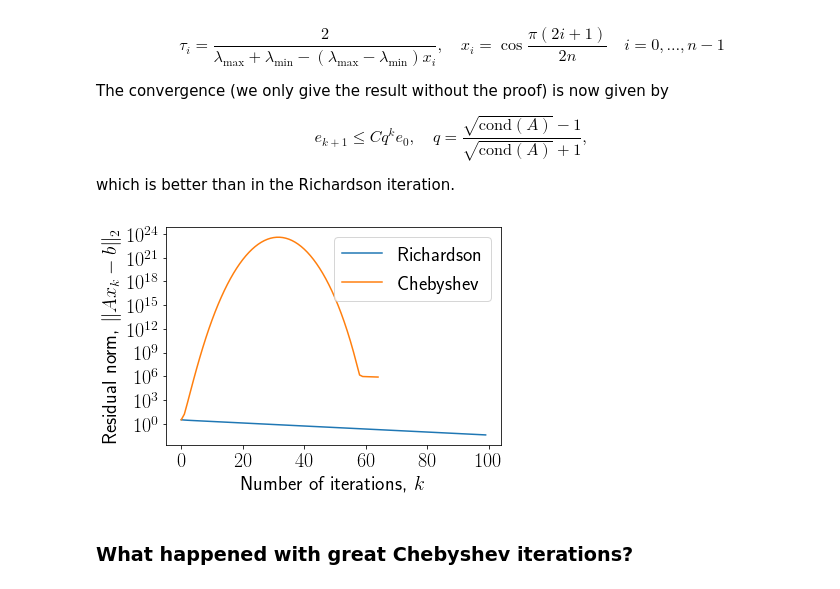
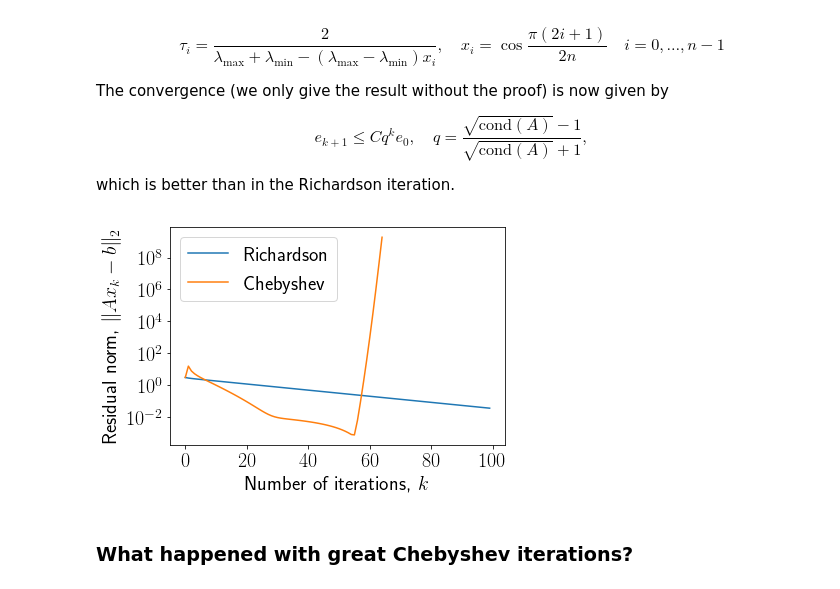
Before and after one commit to oseledets/nla2019, a Jupyter notebook: lectures/lecture11/lecture-11.ipynb, the cells around one changed output. Drawn from its saved outputs; the diff is of its cells as text; code cells hidden in the pictures.

```diff
--- a/lectures/lecture11/lecture-11.ipynb
+++ b/lectures/lecture11/lecture-11.ipynb
@@ -375,35 +375,36 @@ def good_shuffle(idx):
         new_idx = good_shuffle(idx[:new_len])
         res_perm = []
         perm_count = 0
         for i in new_idx:
             res_perm.append(i)
             perm_count += 1
             if perm_count == len(idx):
                 break
             res_perm.append(len(idx) + 1 - i)
             perm_count += 1
             if perm_count == len(idx):
                 break
         return res_perm
 
 # good_perm = good_shuffle([i for i in range(1, niters+1)])
-good_perm = [i for i in range(niters, 0, -1)]
+# good_perm = [i for i in range(niters, 0, -1)]
+good_perm = [i for i in range(niters)]
 # good_perm = np.random.permutation([i for i in range(1, niters+1)])
 
 for i in range(niters):
     x = x - 1.0/taus[good_perm[i] - 1] * r
     r = A.dot(x) - rhs
     res_cheb.append(np.linalg.norm(r))
 
 plt.semilogy(res_richardson, label="Richardson")
 plt.semilogy(res_cheb, label="Chebyshev")
 plt.legend(fontsize=20)
 plt.xlabel("Number of iterations, $k$", fontsize=20)
 plt.ylabel("Residual norm, $\|Ax_k - b\|_2$", fontsize=20)
 plt.xticks(fontsize=20)
 _ = plt.yticks(fontsize=20)
 # %% [output]
-[figure, old version]
+[figure, new version]
 # %% [markdown]
 ### What happened with great Chebyshev iterations?
 # %% [markdown]
```
